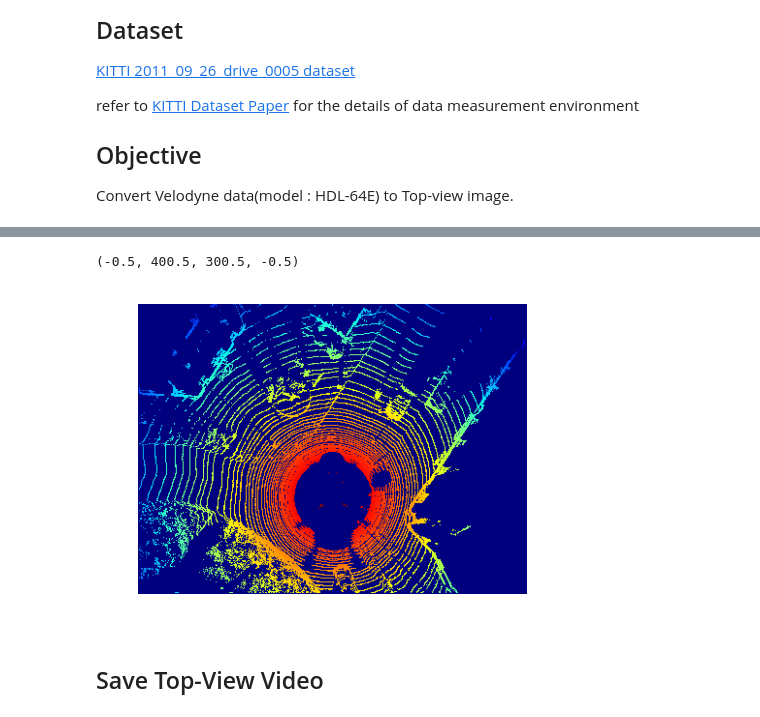
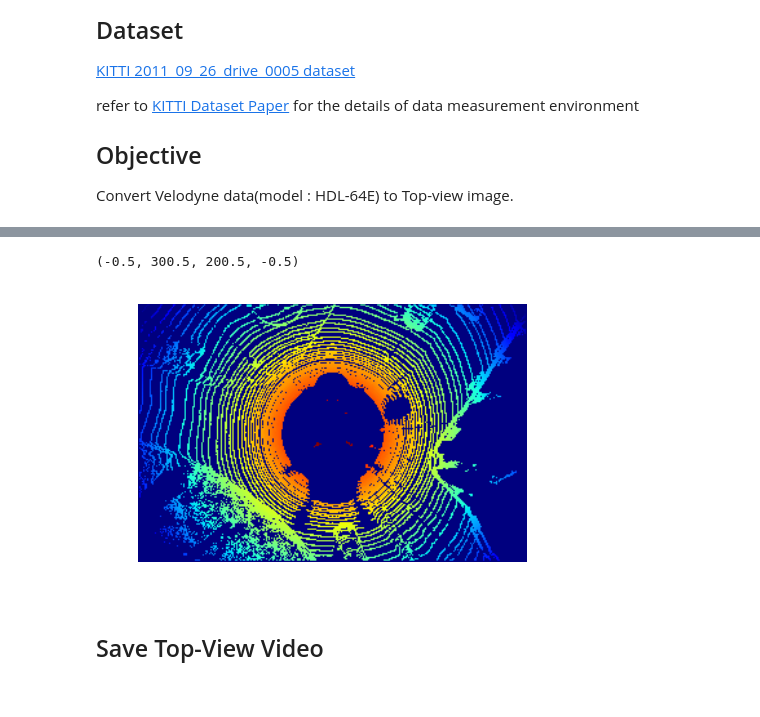
Before and after one commit to windowsub0406/KITTI_Tutorial, a Jupyter notebook: Convert_Velo_2_Topview.ipynb, the cells around one changed output, grey strips where cells are left out. Saved outputs shown, nothing was run; the diff lists cells and outputs as text; code cells hidden in the pictures.

```diff
--- a/Convert_Velo_2_Topview.ipynb
+++ b/Convert_Velo_2_Topview.ipynb
@@ -88,0 +13,12 @@ plt.axis('off')
+# %%
+import numpy as np
+import matplotlib.pyplot as plt
+from kitti_foundation import Kitti, Kitti_util
+%matplotlib inline
+
+velo_path = './velodyne_points/data'
+
+velo = Kitti_util(velo_path, frame=89)
+frame = velo.velo_file
+
+print(frame.shape)
@@ -89,13 +38,16 @@ plt.axis('off')
 # %%
 """ different range's result """
 
-top_image = velo_points_2_top_view(velo_points, x_range=(-20, 20), y_range=(-10, 20), z_range=(-2, 2), scale=10)
+x_range, y_range, z_range, scale = (-15, 15), (-10, 10), (-2, 2), 10
+topview_img = velo.velo_2_topview_frame(x_range, y_range, z_range, scale)
+
+# Plot result
 plt.subplots(1,1, figsize = (5,5))
-plt.imshow(top_image)
+plt.imshow(topview_img)
 plt.axis('off')
 # %% [output]
-(-0.5, 400.5, 300.5, -0.5)
+(-0.5, 300.5, 200.5, -0.5)
-[figure, old version]
+[figure, new version]
 # %% [markdown]
 ## Save Top-View Video
 # %%
```
Also changed, not shown: parts of 6 cells of this notebook, 4 other files.
